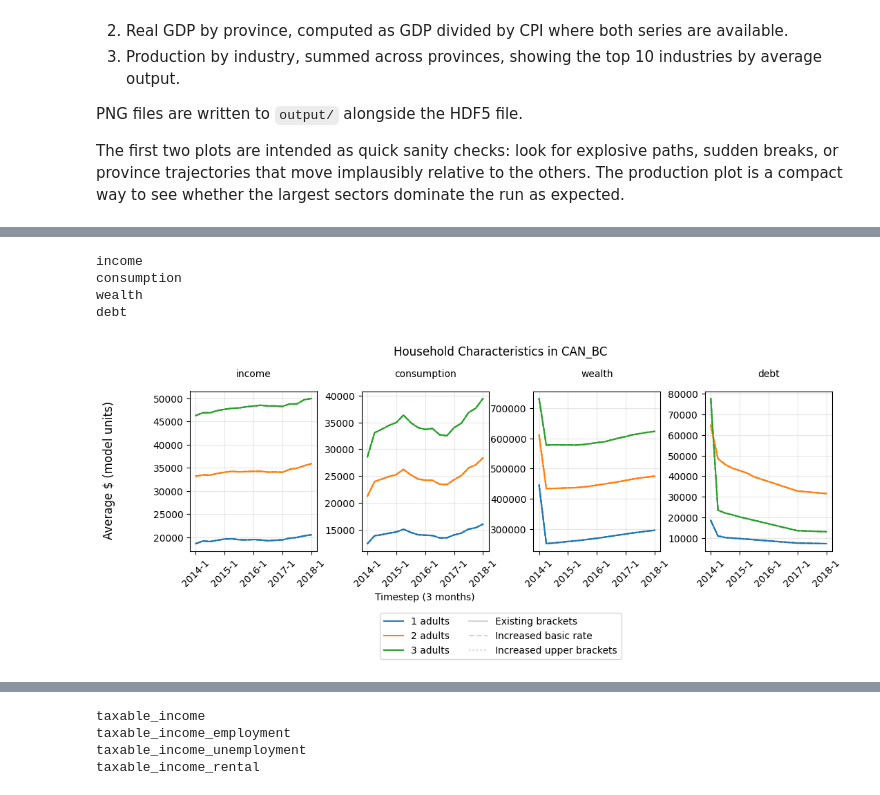
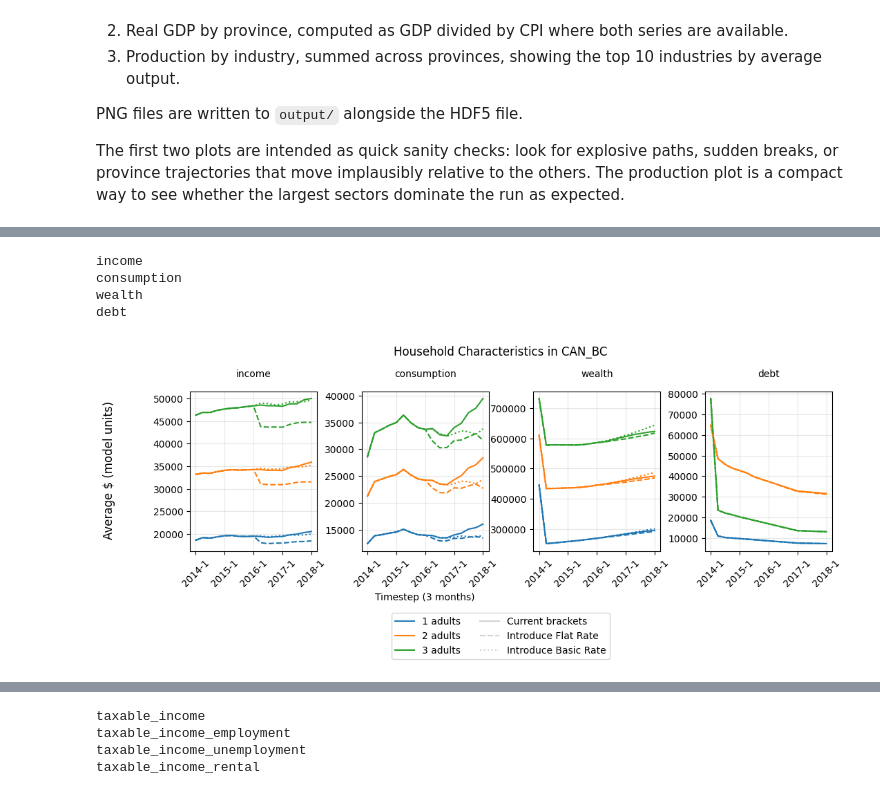
Before and after one commit to bcgov/macroabm-ca, a Jupyter notebook: scenarios/pit_basic_multiscenario.ipynb, the cells around one changed output, grey strips where cells are left out. Cells and saved outputs as stored; diff of their text form; code cells hidden in the pictures.

```diff
--- a/scenarios/pit_basic_multiscenario.ipynb
+++ b/scenarios/pit_basic_multiscenario.ipynb
@@ -423,0 +624,10 @@ scenario_labels=[]
+# %%
+### Produce scenario summary
+
+inc = 4     # use 4 for annual OR 1 for quarterly
+
+province = 'CAN_BC'
+for n in range(n_scenarios):
+    print(f"{province} - Scenario {n}: {scenario_labels[n]}")
+    for t in range(0, len(ts_time), inc):
+        print(f"t: {ts_time[t]} \t{ts_tax_policy[n]['CAN_BC'][t]}")
@@ -544,10 +728,3 @@ t: 12, timestep: 2017-1
 # ]
 
 # run_scenario(i_scenario, use_taxation_policies, policy_type, rate)
-# %%
-### scenario summary
-province = 'CAN_BC'
-for i in range(n_scenarios):
-    print(f"{province} {scenario_labels[i]}:")
-    for t in range(len(ts_time)):
-        print(f"t: {ts_time[t]} \t{ts_tax_policy[i]['CAN_BC'][t]}")
@@ -1447,6 +1613,8 @@ for i in range(num_variables):
     print(variable_str[i])
 path_str = []
 
+n_adults = 3
+
 ### subpplot setup
 num_rows = 1
 num_columns = num_variables
@@ -1485,25 +1653,28 @@ for n in range(n_scenarios):
             if path_str in f:
                 data = f[path_str][()].astype(float)
 
-                n_adults = 3
                 for j in range(n_adults):
                     data_filtered = np.zeros_like(data)
                     average_data_filtered = np.zeros(len(ts_time))
 
-                    # filter by household type
-                    for t in range(len(ts_households_n_adults['CAN_BC'])):
+                    agent = "/households/"
+                    variable = "n_adults"
+                    path_str = region + agent + variable
+
+                    if path_str in f:
+                        characteristic = f[path_str][()].astype(int)
+
+                    # filter by agent characteristic
+                    for t in range(len(characteristic)):
                         n_individual_filter = 0
 
-                        for k in range(len(ts_households_n_adults['CAN_BC'][0])):
-                            if ts_households_n_adults['CAN_BC'][t][k] == j+1:
+                        for k in range(len(characteristic[0])):
+                            if characteristic[t][k] == j+1:
                                 data_filtered[t][k] = data[t][k]
                                 n_individual_filter += 1
                                 average_data_filtered[t] += data[t][k]
-                        # print(f"{properties[j]} t: {t} n: {n_individual_filter} data_tot {data_filtered[t].sum()}")
                         average_data_filtered[t] /= (n_individual_filter * base_config.scale)
-                        # print(f"\average_data_filtered {average_data_filtered[t]} ")
 
-                    # total consumption
                     total_data_filtered = data_filtered.sum(axis=1)
 
                     axis[i].plot(
@@ -1526,39 +1697,35 @@ PROVINCE_LABELS_LIST = list(PROVINCE_LABELS.values())
 legend_labels = []
 for k in range(n_adults):
     legend_labels.append(str(k+1) + " adults")
-# for j in range(len(tax_policy)):
-#     legend_labels.append("rate = " + str(tax_policy[j].get_rate()))
-legend_labels.append("Existing brackets")
-legend_labels.append("Increased basic rate")
-legend_labels.append("Increased upper brackets")
-legend_labels.append("Flat default")
+for j in range(n_scenarios):
+    legend_labels.append(scenario_labels[j])
 
 legend_lines = []
 for k in range(n_adults):
     legend_lines.append(Line2D([0], [0], color = COLOURS[k], linestyle="-"))
 for j in range(n_scenarios):
     legend_lines.append(Line2D([0], [0], color = "lightgrey", linestyle=linestyles[j % len(linestyles)]))
 
 figure.legend(
     legend_lines,
     legend_labels,
     loc='center',                   # anchor point inside axes
     bbox_to_anchor=(0.5, -0.3),         # relative coords (0,0) bottom-left, (1,1) top-right
     ncol=int(len(legend_labels)/3),
 )
 
 ### graph attributes
 # ax.set_yscale('log')
 # ax.legend(fontsize=7, ncol=4)
 # ax.set_xlim(left=1)             # exclude initialization timestep
 # plt.tight_layout()
 axis[1].set_xlabel("Timestep (3 months)")
 FILENAME = str(datetime.date.today()) + "_D_characteristics_households_filtered_by_type_subplots_" + region + ".png"
 figure.savefig(OUTPUT_DIRECTORY / FILENAME, bbox_inches='tight')
 plt.show()
 # %% [output]
 income
 consumption
 wealth
 debt
-[figure, old version]
+[figure, new version]
```
Also changed, not shown: parts of 27 cells of this notebook, 11 other files.
